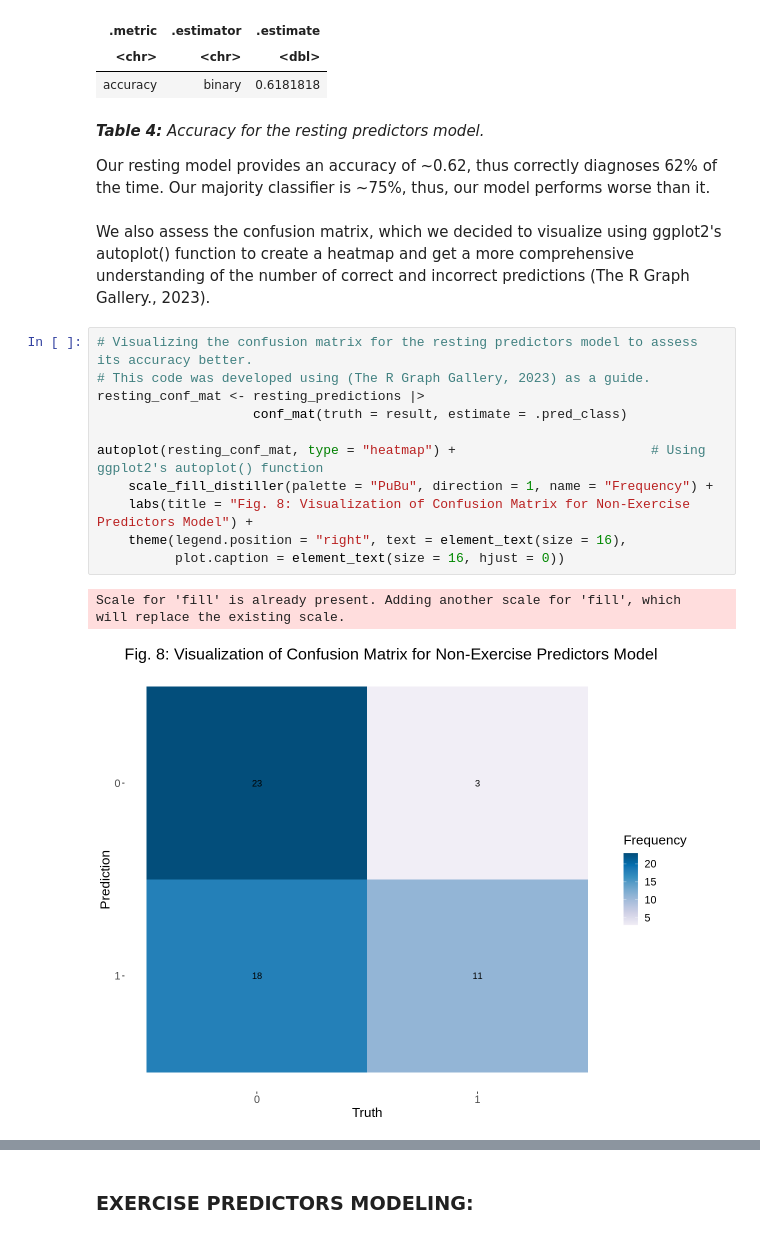
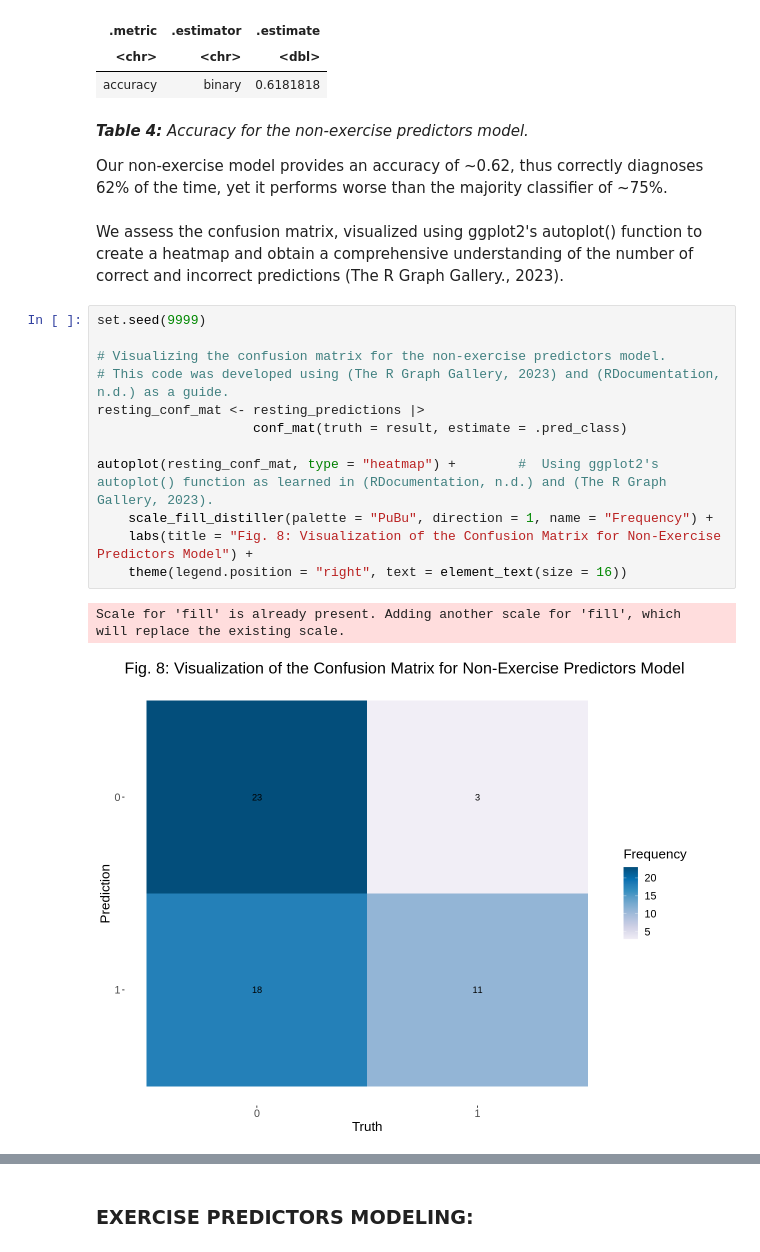
Before and after one commit to chenjerry623/DSCI100-Group17-Project, a Jupyter notebook: Group-17-Project.ipynb, the cells around one changed output, grey strips where cells are left out. Saved outputs shown, nothing was run; the diff lists cells and outputs as text.

```diff
--- a/Group-17-Project.ipynb
+++ b/Group-17-Project.ipynb
@@ -347,24 +380,25 @@ A tibble: 1 × 3
 | <chr> | <chr> | <dbl> |
 | accuracy | binary | 0.6181818 |
 # %% [markdown]
-<i><b>Table 4:</b> Accuracy for the resting predictors model. </i>
+<i><b>Table 4:</b> Accuracy for the non-exercise predictors model. </i>
 
-Our resting model provides an accuracy of ~0.62, thus correctly diagnoses 62% of the time. Our majority classifier is ~75%, thus, our model performs worse than it.
+Our non-exercise model provides an accuracy of ~0.62, thus correctly diagnoses 62% of the time, yet it performs worse than the majority classifier of ~75%.
 # %% [markdown]
- We also assess the confusion matrix, which we decided to visualize using ggplot2's autoplot() function to create a heatmap and get a more comprehensive understanding of the number of correct and incorrect predictions (The R Graph Gallery., 2023).
+We assess the confusion matrix, visualized using ggplot2's autoplot() function to create a heatmap and obtain a comprehensive understanding of the number of correct and incorrect predictions (The R Graph Gallery., 2023).
 # %%
-# Visualizing the confusion matrix for the resting predictors model to assess its accuracy better.
-# This code was developed using (The R Graph Gallery, 2023) as a guide.
+set.seed(9999)
+
+# Visualizing the confusion matrix for the non-exercise predictors model.
+# This code was developed using (The R Graph Gallery, 2023) and (RDocumentation, n.d.) as a guide.
 resting_conf_mat <- resting_predictions |>
                     conf_mat(truth = result, estimate = .pred_class)
 
-autoplot(resting_conf_mat, type = "heatmap") +                         # Using ggplot2's autoplot() function
+autoplot(resting_conf_mat, type = "heatmap") +        #  Using ggplot2's autoplot() function as learned in (RDocumentation, n.d.) and (The R Graph Gallery, 2023).
     scale_fill_distiller(palette = "PuBu", direction = 1, name = "Frequency") +
-    labs(title = "Fig. 8: Visualization of Confusion Matrix for Non-Exercise Predictors Model") +
-    theme(legend.position = "right", text = element_text(size = 16),
-          plot.caption = element_text(size = 16, hjust = 0))
+    labs(title = "Fig. 8: Visualization of the Confusion Matrix for Non-Exercise Predictors Model") +
+    theme(legend.position = "right", text = element_text(size = 16))
 # %% [output]
 Scale for 'fill' is already present. Adding another scale for 'fill', which
 will replace the existing scale.
-[figure, old version]
+[figure, new version]
 # %% [markdown]
```
Also changed, not shown: parts of 50 cells of this notebook.
